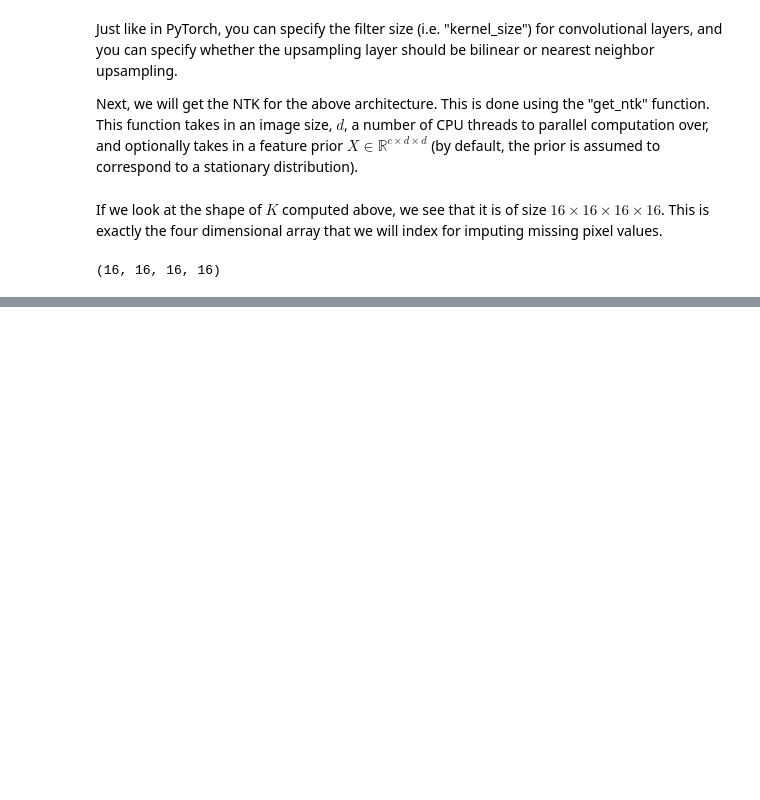
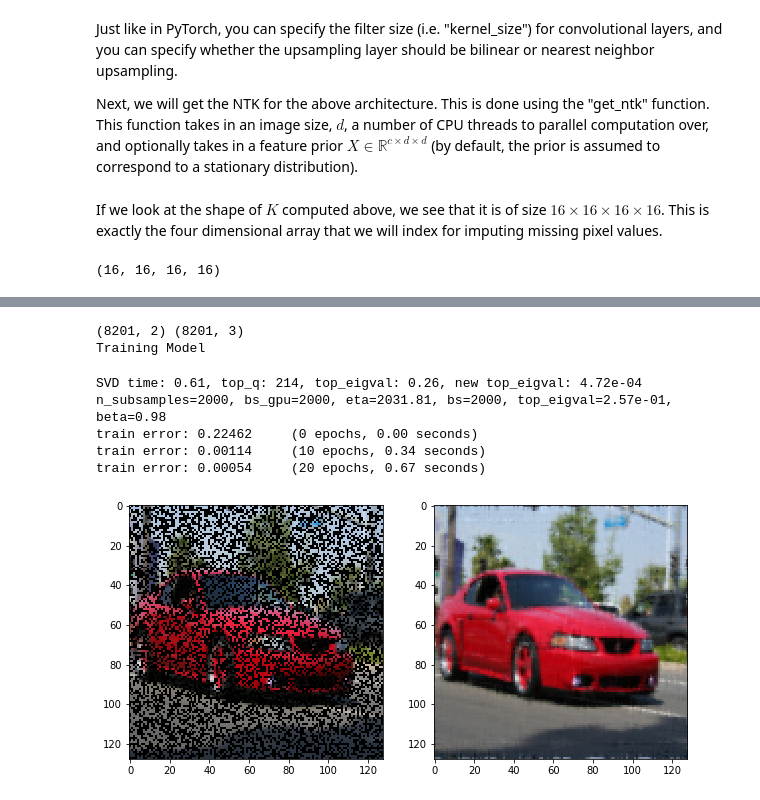
Before and after one commit to uhlerlab/ntk_matrix_completion, a Jupyter notebook: image_inpainting_notebooks/image_inpainting_CNTK.ipynb, the cells around one changed output, grey strips where cells are left out. Cells and saved outputs as stored; diff of their text form; code cells hidden in the pictures; blank space fills up the shorter version.

Commit message:
EigenPro Examples

```diff
--- a/image_inpainting_notebooks/image_inpainting_CNTK.ipynb
+++ b/image_inpainting_notebooks/image_inpainting_CNTK.ipynb
@@ -106,0 +133,16 @@ This system has 8127 equations & unknowns.
+# %%
+import kr_solvers.eigenpro_solve as eigenpro_solve
+import utilities.visualizer as vis
+
+s = 3  # Number of downsampling / upsampling layers in network
+imputed_img = eigenpro_solve.expand_and_solve(K, corrupted, mask, s, max_iter=20)
+vis.visualize_images(corrupted, imputed_img)
+# %% [output]
+(8201, 2) (8201, 3)
+Training Model
+SVD time: 0.61, top_q: 214, top_eigval: 0.26, new top_eigval: 4.72e-04
+n_subsamples=2000, bs_gpu=2000, eta=2031.81, bs=2000, top_eigval=2.57e-01, beta=0.98
+train error: 0.22462     (0 epochs, 0.00 seconds)
+train error: 0.00114     (10 epochs, 0.34 seconds)
+train error: 0.00054     (20 epochs, 0.67 seconds)
+[figure, added]
```
Also changed, not shown: parts of 19 cells of this notebook, 7 other files.
